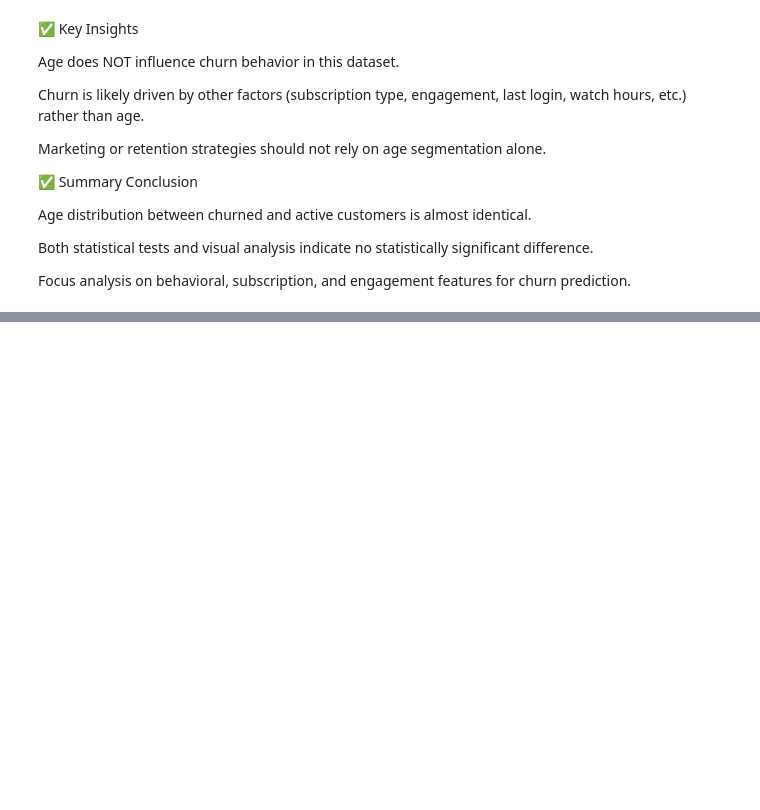
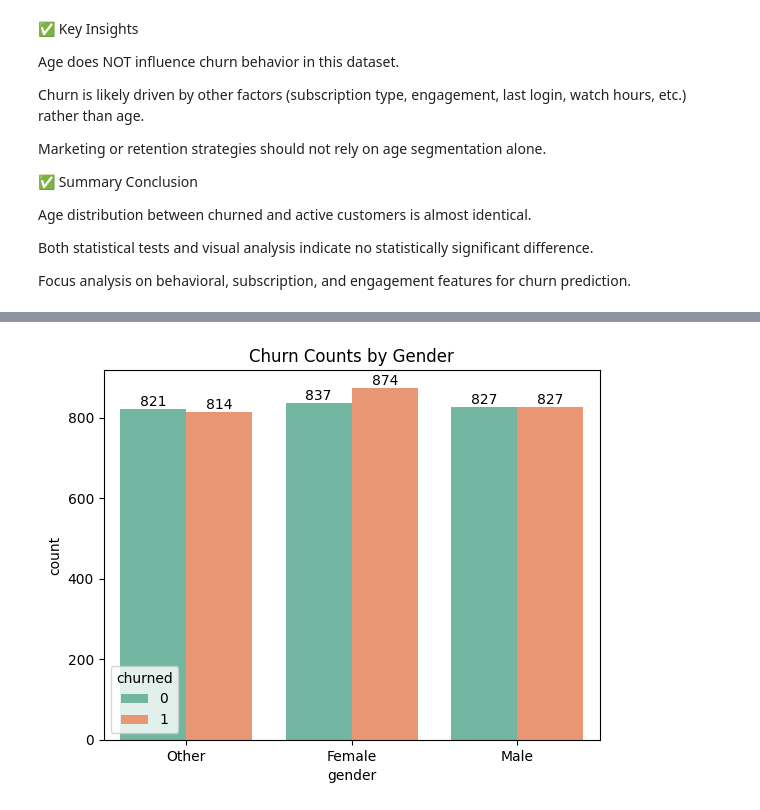
Before and after one commit to ka1817/Netflix-Customer-Churn-Prediction-Using-Machine-Learning, a Jupyter notebook: notebook/eda.ipynb, the cells around one changed output, grey strips where cells are left out. Saved outputs shown, nothing was run; the diff lists cells and outputs as text; code cells hidden in the pictures; blank space fills up the shorter version.

```diff
--- a/notebook/eda.ipynb
+++ b/notebook/eda.ipynb
@@ -390,0 +412,10 @@ df
+# %%
+import seaborn as sns
+
+ax=sns.countplot(data=df, x='gender', hue='churned', palette='Set2')
+for bars in ax.containers:
+    ax.bar_label(bars)
+plt.title('Churn Counts by Gender')
+plt.show()
+# %% [output]
+[figure, added]
```
Also changed, not shown: parts of 13 cells of this notebook, 2 other files.
